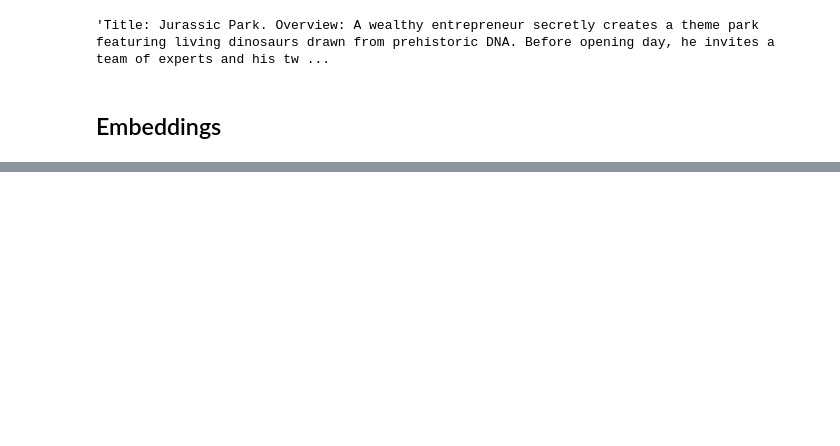
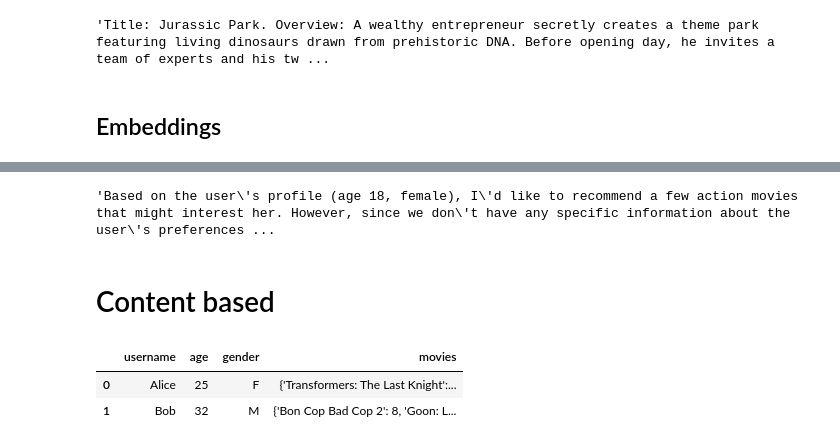
Before and after one commit to taanjit/Building-LLM-Powered-Application, a Jupyter notebook: Building_recommendation_systems_with_LLMs.ipynb, the cells around one changed output, grey strips where cells are left out. Drawn from its saved outputs; the diff is of its cells as text; code cells hidden in the pictures; blank space fills up the shorter version.

```diff
--- a/Building_recommendation_systems_with_LLMs.ipynb
+++ b/Building_recommendation_systems_with_LLMs.ipynb
@@ -122,0 +269,46 @@ ResponseError: model requires more system memory (5.9 GiB) than is available (4.
+# %%
+PROMPT = PromptTemplate(
+    template=COMBINED_PROMPT, input_variables=["context", "question"])
+
+chain_type_kwargs = {"prompt": PROMPT}
+qa = RetrievalQA.from_chain_type(llm=llm,
+    chain_type="stuff",
+    retriever=docsearch.as_retriever(),
+    return_source_documents=True,
+    chain_type_kwargs=chain_type_kwargs)
+
+query = "Can you suggest me some action movie?"
+result = qa({'query':query})
+result['result']
+# %% [output]
+'Based on the user\'s profile (age 18, female), I\'d like to recommend a few action movies that might interest her. However, since we don\'t have any specific information about the user\'s preferences ...
+# %% [markdown]
+# Content based
+# %%
+import pandas as pd
+
+data = {
+    "username": ["Alice", "Bob"],
+    "age": [25, 32],
+    "gender": ["F", "M"],
+    "movies": [
+        [("Transformers: The Last Knight", 7), ("Pokémon: Spell of the Unknown", 5)],
+        [("Bon Cop Bad Cop 2", 8), ("Goon: Last of the Enforcers", 9)]
+    ]
+}
+
+# Convert the "movies" column into dictionaries
+for i, row_movies in enumerate(data["movies"]):
+    movie_dict = {}
+    for movie, rating in row_movies:
+        movie_dict[movie] = rating
+    data["movies"][i] = movie_dict
+
+# Create a pandas DataFrame
+df = pd.DataFrame(data)
+
+df.head()
+# %% [output]
+|  | username | age | gender | movies |
+| 0 | Alice | 25 | F | {'Transformers: The Last Knight':... |
+| 1 | Bob | 32 | M | {'Bon Cop Bad Cop 2': 8, 'Goon: L... |
```
Also changed, not shown: parts of 23 cells of this notebook, 5 other files.
